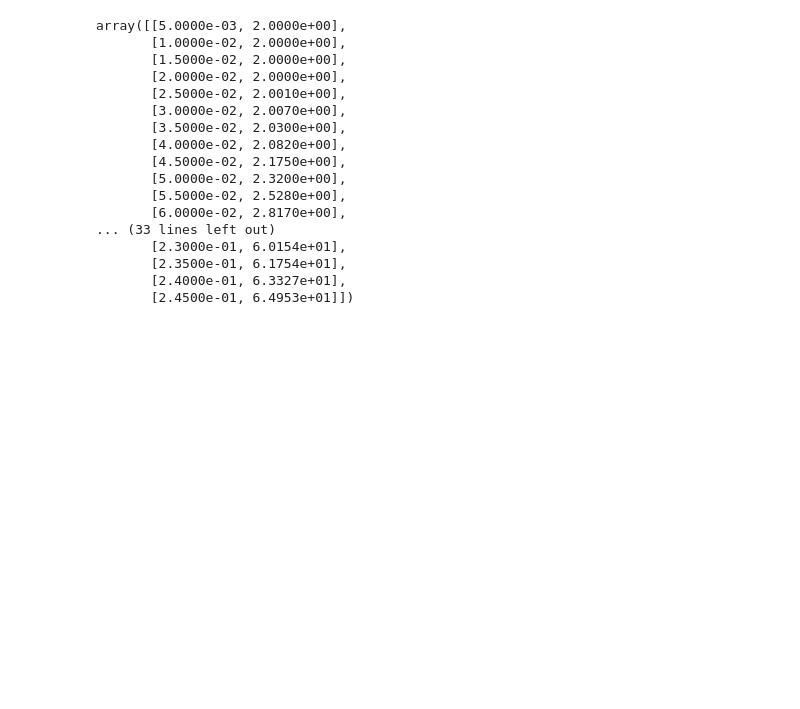
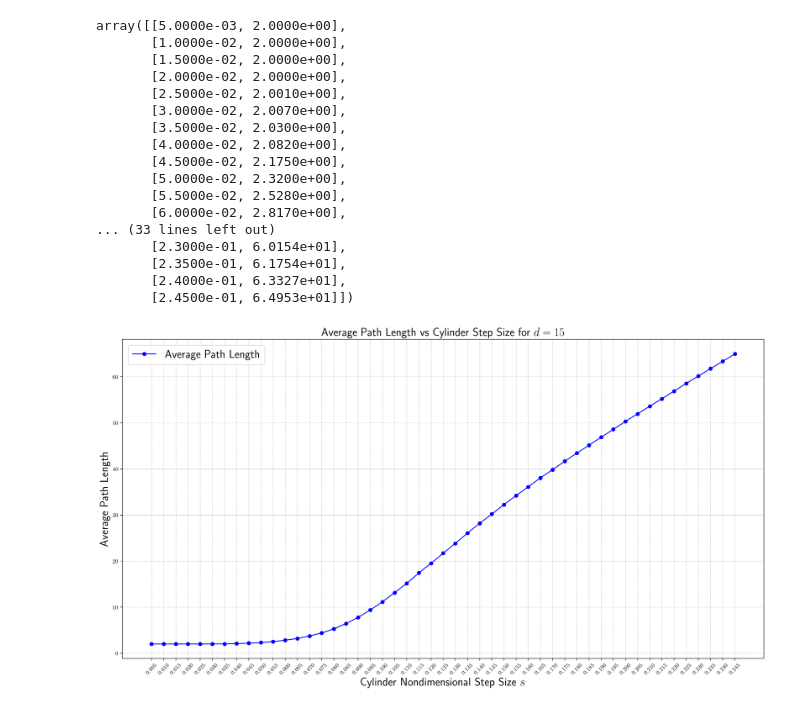
Before and after one commit to arashfahim/Walk-on-Cylinders, a Jupyter notebook: analysis_paths.ipynb, the cells around one changed output. Drawn from its saved outputs; the diff is of its cells as text; code cells hidden in the pictures; blank space fills up the shorter version.

```diff
--- a/analysis_paths.ipynb
+++ b/analysis_paths.ipynb
@@ -53,16 +53,19 @@ array([[5.0000e-03, 2.0000e+00],
        [2.4500e-01, 6.4953e+01]])
 # %%
 # ── PLOTTING ────────────────────────────────────────────────────────────────
-f , ax = plt.subplots(figsize=(8, 5),dpi=200)
+f , ax = plt.subplots(figsize=(20, 10),dpi=200)
 ax.plot(avg_length[:,0], avg_length[:,1], marker='o', linestyle='-', color='blue', label='Average Path Length')
-plt.xlabel('Cylinder Nondimensional Step Size $S$', fontproperties=font)
+plt.xlabel('Cylinder Nondimensional Step Size $s$', fontproperties=font)
 plt.ylabel('Average Path Length', fontproperties=font)
 plt.title(f'Average Path Length vs Cylinder Step Size for $d={d}$', fontproperties=font)
 ax.set_xticks(avg_length[:,0])
+plt.xticks(rotation=45);
 plt.grid(True, which='both', linestyle='--', linewidth=0.5)
 plt.legend(prop=font)
 plt.show()
 f.savefig(f'avg_path_length_{d}.pdf',format="pdf",dpi=600)
+# %% [output]
+[figure, added]
 # %%
 #finding the slopes
 (avg_length[1:,1] - avg_length[:-1,1]) / (avg_length[1:,0] - avg_length[:-1,0])
```
Also changed, not shown: parts of 1 cell of this notebook.
